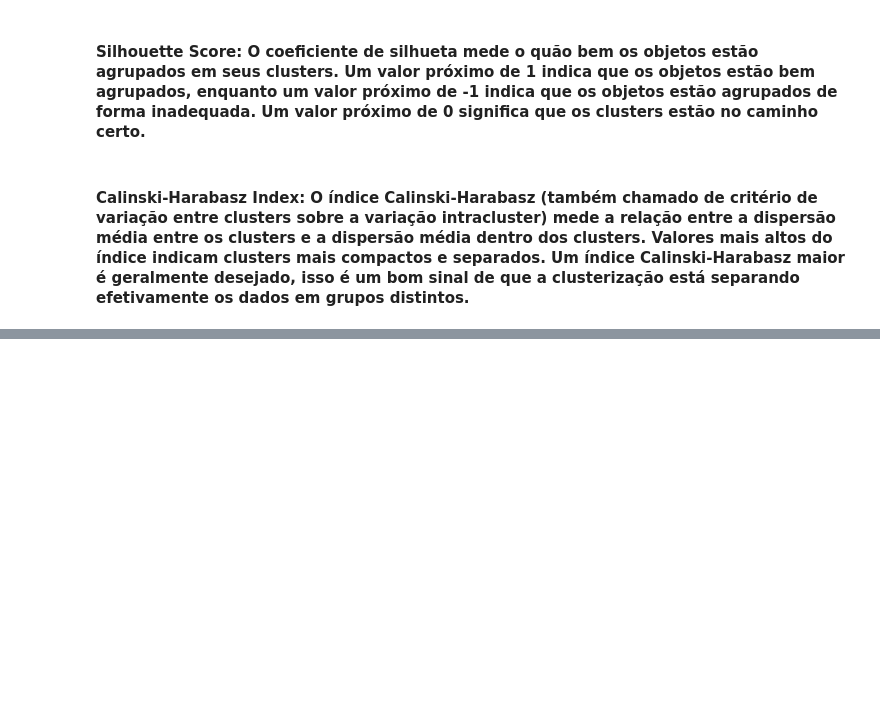
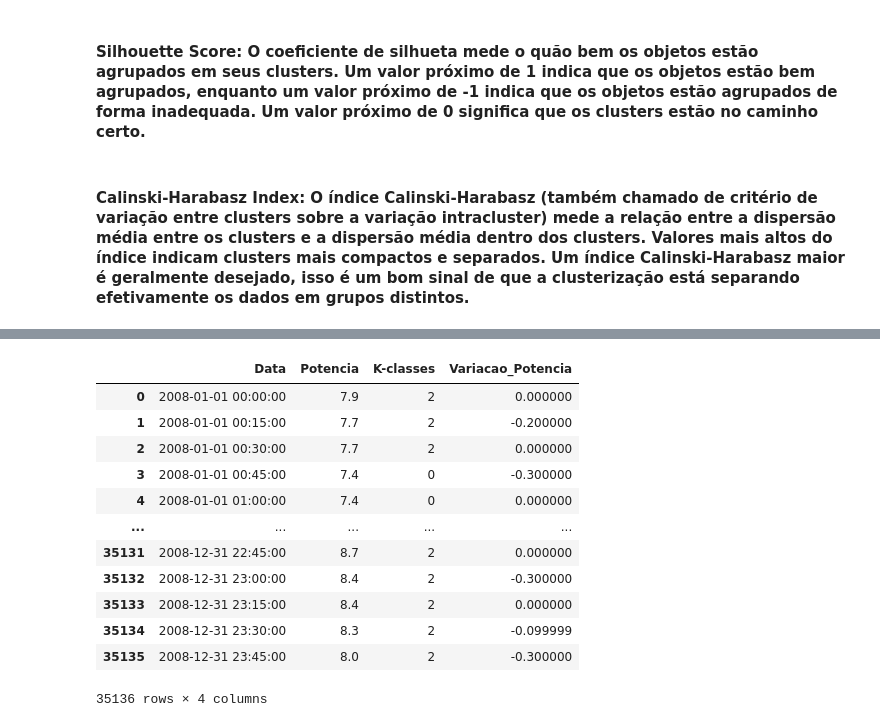
Before and after one commit to Chivunk08/Mestrado_IA, a Jupyter notebook: LOGICA FUZZY/atividade1/kmeans.ipynb, the cells around one changed output, grey strips where cells are left out. Cells and saved outputs as stored; diff of their text form; code cells hidden in the pictures; blank space fills up the shorter version.

```diff
--- a/LOGICA FUZZY/atividade1/kmeans.ipynb
+++ b/LOGICA FUZZY/atividade1/kmeans.ipynb
@@ -265,0 +271,21 @@ Calinski-Harabasz Index: 81442.82107986885
+# %%
+df_2008["Variacao_Potencia"] = df_2008["Potencia"].diff()
+df_2008["Variacao_Potencia"].fillna(0, inplace=True)
+# %%
+df_2008.reset_index(inplace=True)
+# %%
+display(df_2008)
+# %% [output]
+|  | Data | Potencia | K-classes | Variacao_Potencia |
+| 0 | 2008-01-01 00:00:00 | 7.9 | 2 | 0.000000 |
+| 1 | 2008-01-01 00:15:00 | 7.7 | 2 | -0.200000 |
+| 2 | 2008-01-01 00:30:00 | 7.7 | 2 | 0.000000 |
+| 3 | 2008-01-01 00:45:00 | 7.4 | 0 | -0.300000 |
+| 4 | 2008-01-01 01:00:00 | 7.4 | 0 | 0.000000 |
+| ... | ... | ... | ... | ... |
+| 35131 | 2008-12-31 22:45:00 | 8.7 | 2 | 0.000000 |
+| 35132 | 2008-12-31 23:00:00 | 8.4 | 2 | -0.300000 |
+| 35133 | 2008-12-31 23:15:00 | 8.4 | 2 | 0.000000 |
+| 35134 | 2008-12-31 23:30:00 | 8.3 | 2 | -0.099999 |
+| 35135 | 2008-12-31 23:45:00 | 8.0 | 2 | -0.300000 |
+35136 rows × 4 columns
```
Also changed, not shown: parts of 25 cells of this notebook.
